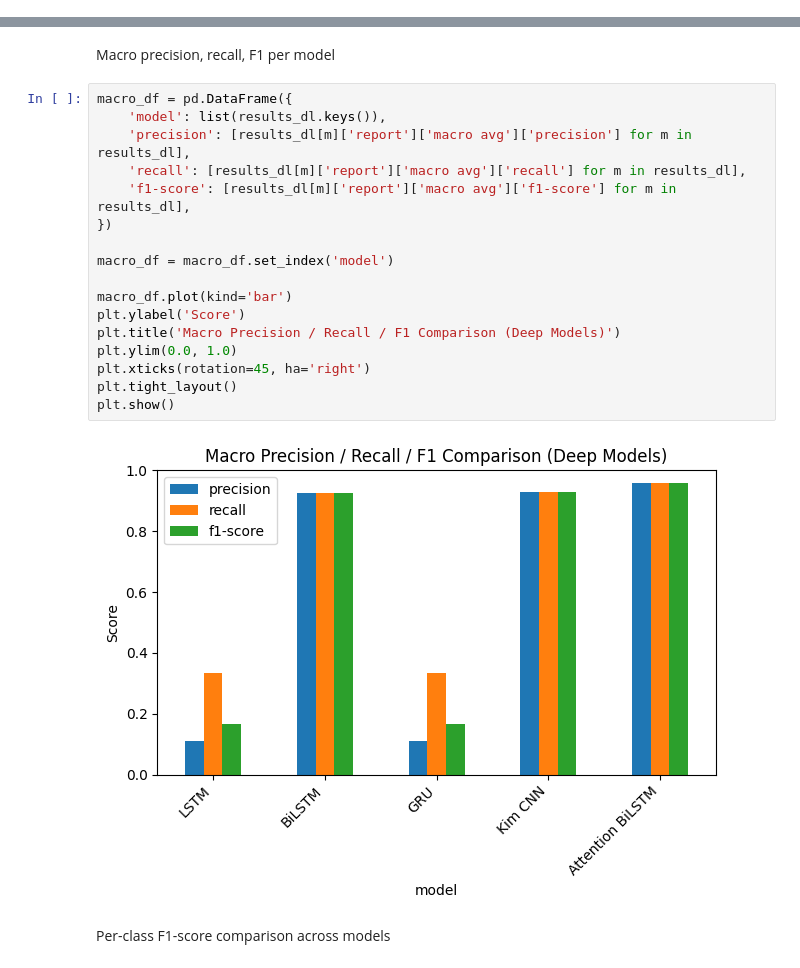
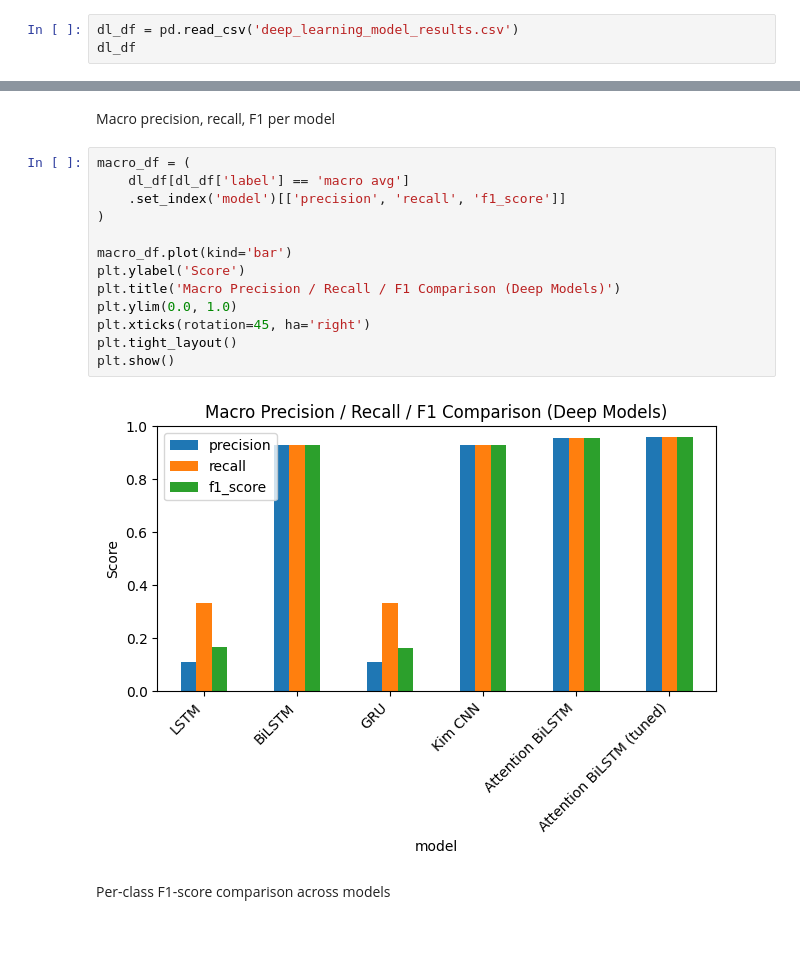
Before and after one commit to ozense1/emotion_classify, a Jupyter notebook: 2_deep_learning_model.ipynb, the cells around one changed output, grey strips where cells are left out. Drawn from its saved outputs; the diff is of its cells as text; blank space fills up the shorter version.

```diff
--- a/2_deep_learning_model.ipynb
+++ b/2_deep_learning_model.ipynb
@@ -448,2 +534,5 @@ results_dl
 # %% [markdown]
 ## Graphs
+# %%
+dl_df = pd.read_csv('deep_learning_model_results.csv')
+dl_df
@@ -472,24 +575,20 @@ plt.show()
 # %% [markdown]
 Macro precision, recall, F1 per model
 # %%
-macro_df = pd.DataFrame({
-    'model': list(results_dl.keys()),
-    'precision': [results_dl[m]['report']['macro avg']['precision'] for m in results_dl],
-    'recall': [results_dl[m]['report']['macro avg']['recall'] for m in results_dl],
-    'f1-score': [results_dl[m]['report']['macro avg']['f1-score'] for m in results_dl],
-})
-
-macro_df = macro_df.set_index('model')
+macro_df = (
+    dl_df[dl_df['label'] == 'macro avg']
+    .set_index('model')[['precision', 'recall', 'f1_score']]
+)
 
 macro_df.plot(kind='bar')
 plt.ylabel('Score')
 plt.title('Macro Precision / Recall / F1 Comparison (Deep Models)')
 plt.ylim(0.0, 1.0)
 plt.xticks(rotation=45, ha='right')
 plt.tight_layout()
 plt.show()
 # %% [output]
-[figure, old version]
+[figure, new version]
 # %% [markdown]
 Per-class F1-score comparison across models
 # %%
```
Also changed, not shown: parts of 8 cells of this notebook.
